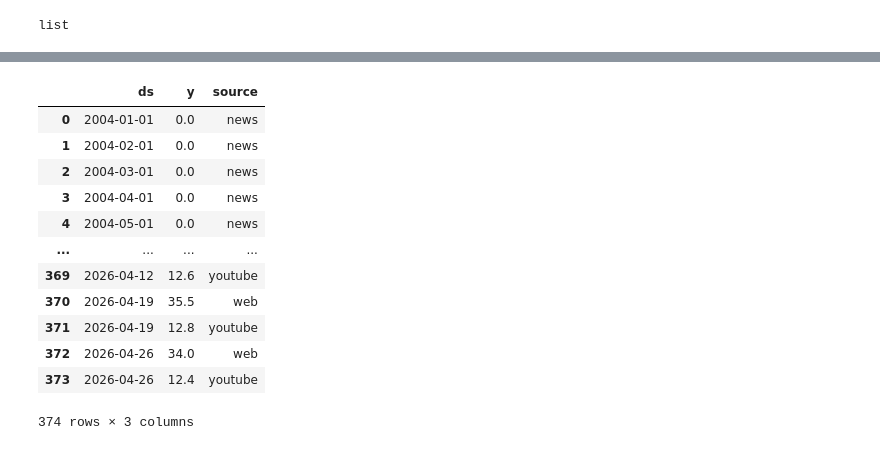
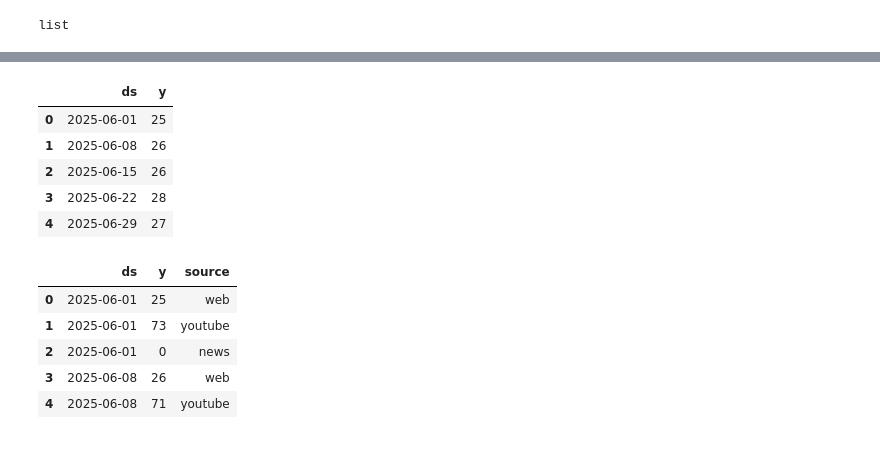
Before and after one commit to writingeye/SingalFlow--SEO_Trend_Detection, a Jupyter notebook: SignalFlow.ipynb, the cells around one changed output, grey strips where cells are left out. Drawn from its saved outputs; the diff is of its cells as text; code cells hidden in the pictures.

```diff
--- a/SignalFlow.ipynb
+++ b/SignalFlow.ipynb
@@ -17,5 +32,5 @@ from prophet import Prophet
 # %%
 # keyword_list = input("Enter Keyword here: ")
-keyword_list = ["knife"]
+keyword_list = ["relaxation"]
 urllib3.disable_warnings(urllib3.exceptions.InsecureRequestWarning)
 # %%
@@ -166,19 +169,26 @@ web_df
 # %%
-# def clean_df(df, weight):
-#     df_clean = df.reset_index()
-#     if "isPartial" in df.columns:
-#         df_clean = df_clean.drop(columns=["isPartial"])
-#     if "index" in df.columns:
-#         df_clean = df_clean.drop(columns=["index"])
-#     df_clean = df_clean.rename(columns={"date": "ds", df.columns[0]: "y"})
-#     df_clean["y"] = df_clean["y"] * weight
-#     return df_clean
+def clean_df(df):
+    keyword_col = [c for c in df.columns if c != "isPartial"][0]
+    df_clean = df.reset_index()
+    if "isPartial" in df.columns:
+        df_clean = df_clean.drop(columns=["isPartial"])
+    if "index" in df.columns:
+        df_clean = df_clean.drop(columns=["index"])
+    df_clean = df_clean.rename(columns={"date": "ds", keyword_col: "y"})
+    return df_clean
 
-# # usage - make sure you pass both arguments
-# web_clean    = clean_df(web_df,     weight=0.5)
-# youtube_clean = clean_df(youtube_df, weight=0.2)
-# news_clean   = clean_df(news_df,    weight=0.3)
-# web_clean
+# usage - make sure you pass both arguments
+web_clean     = clean_df(web_df)
+youtube_clean = clean_df(youtube_df)
+news_clean    = clean_df(news_df)
+web_clean.head()
+# %% [output]
+|  | ds | y |
+| 0 | 2025-06-01 | 25 |
+| 1 | 2025-06-08 | 26 |
+| 2 | 2025-06-15 | 26 |
+| 3 | 2025-06-22 | 28 |
+| 4 | 2025-06-29 | 27 |
 # %%
 def melt_and_combine():
     web_clean["source"]     = "web"
@@ -190,20 +200,14 @@ def melt_and_combine():
     combined = combined.sort_values("ds").reset_index(drop=True)
     return combined
 # %%
-com = melt_and_combine()
-com
+combined_df = melt_and_combine()
+combined_df["ds"] = pd.to_datetime(combined_df["ds"])
+combined_df.head()
 # %% [output]
 |  | ds | y | source |
-| 0 | 2004-01-01 | 0.0 | news |
-| 1 | 2004-02-01 | 0.0 | news |
-| 2 | 2004-03-01 | 0.0 | news |
-| 3 | 2004-04-01 | 0.0 | news |
-| 4 | 2004-05-01 | 0.0 | news |
-| ... | ... | ... | ... |
-| 369 | 2026-04-12 | 12.6 | youtube |
-| 370 | 2026-04-19 | 35.5 | web |
-| 371 | 2026-04-19 | 12.8 | youtube |
-| 372 | 2026-04-26 | 34.0 | web |
-| 373 | 2026-04-26 | 12.4 | youtube |
+| 0 | 2025-06-01 | 25 | web |
+| 1 | 2025-06-01 | 73 | youtube |
+| 2 | 2025-06-01 | 0 | news |
+| 3 | 2025-06-08 | 26 | web |
+| 4 | 2025-06-08 | 71 | youtube |
-374 rows × 3 columns
 # %%
```
Also changed, not shown: parts of 36 cells of this notebook.
